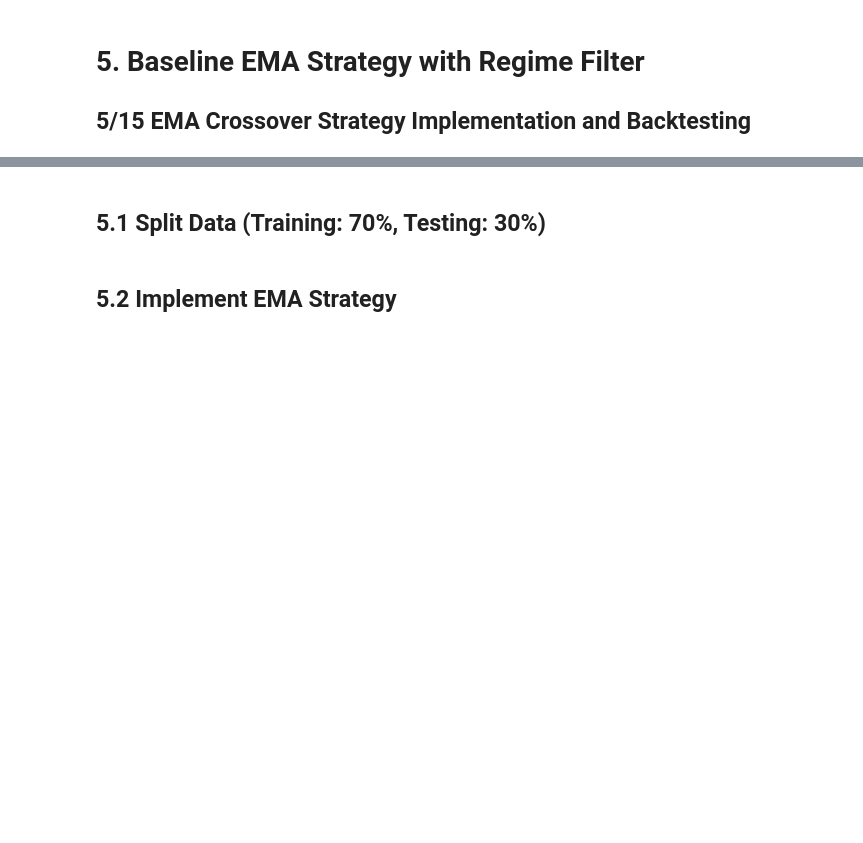
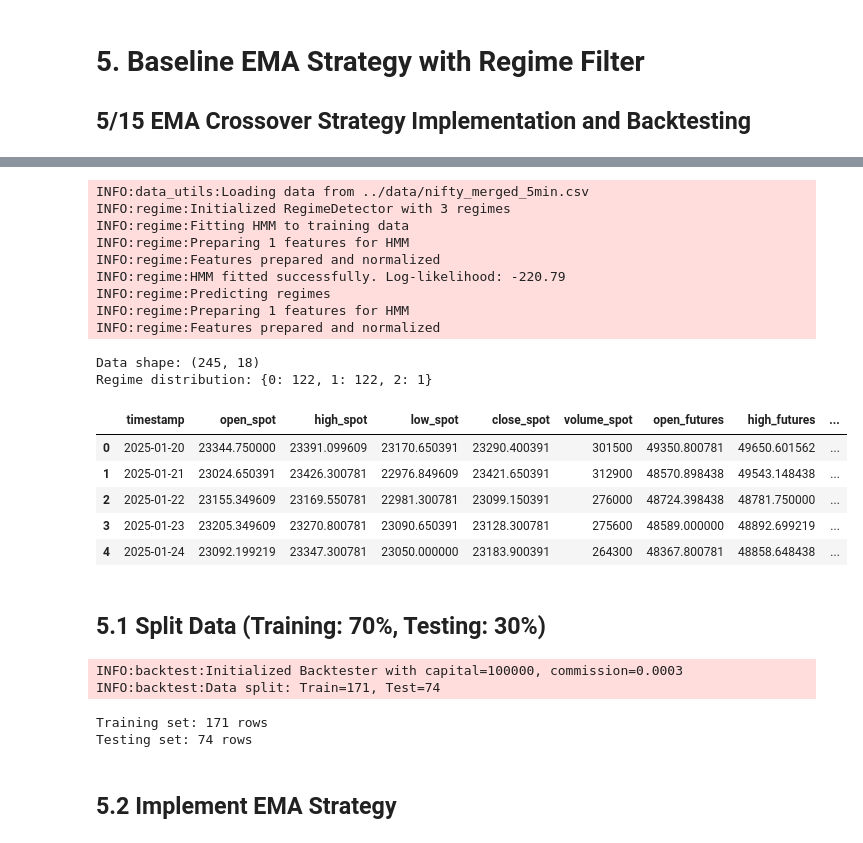
Before and after one commit to Amitrkl369/KLYPTO_ML_assesment, a Jupyter notebook: notebooks/05_baseline_strategy.ipynb, the cells around one changed output, grey strips where cells are left out. Cells and saved outputs as stored; diff of their text form; code cells hidden in the pictures; blank space fills up the shorter version.

Commit message:
Update notebooks and code changes

```diff
--- a/notebooks/05_baseline_strategy.ipynb
+++ b/notebooks/05_baseline_strategy.ipynb
@@ -18,8 +20,36 @@ print("Libraries imported successfully!")
 # %%
-# Load data with regimes
-df = load_data('../data/nifty_with_regimes.csv')
+# Load merged data with regimes from previous notebook
+df = load_data('../data/nifty_merged_5min.csv')
+df['returns'] = df['close_spot'].pct_change()
+
+# Fit simple regime detector for this notebook
+from regime import RegimeDetector
+detector = RegimeDetector(n_regimes=3)
+train_size_regime = int(0.7 * len(df))
+detector.fit(df.iloc[:train_size_regime], feature_cols=['returns'])
+df['regime'] = detector.predict(df)
+
 print(f"Data shape: {df.shape}")
+print(f"Regime distribution: {df['regime'].value_counts().to_dict()}")
 df.head()
+# %% [output]
+INFO:data_utils:Loading data from ../data/nifty_merged_5min.csv
+INFO:regime:Initialized RegimeDetector with 3 regimes
+INFO:regime:Fitting HMM to training data
+INFO:regime:Preparing 1 features for HMM
+INFO:regime:Features prepared and normalized
+INFO:regime:HMM fitted successfully. Log-likelihood: -220.79
+INFO:regime:Predicting regimes
+INFO:regime:Preparing 1 features for HMM
+INFO:regime:Features prepared and normalized
+Data shape: (245, 18)
+Regime distribution: {0: 122, 1: 122, 2: 1}
+|  | timestamp | open_spot | high_spot | low_spot | close_spot | volume_spot | open_futures | high_futures | ... |
+| 0 | 2025-01-20 | 23344.750000 | 23391.099609 | 23170.650391 | 23290.400391 | 301500 | 49350.800781 | 49650.601562 | ... |
+| 1 | 2025-01-21 | 23024.650391 | 23426.300781 | 22976.849609 | 23421.650391 | 312900 | 48570.898438 | 49543.148438 | ... |
+| 2 | 2025-01-22 | 23155.349609 | 23169.550781 | 22981.300781 | 23099.150391 | 276000 | 48724.398438 | 48781.750000 | ... |
+| 3 | 2025-01-23 | 23205.349609 | 23270.800781 | 23090.650391 | 23128.300781 | 275600 | 48589.000000 | 48892.699219 | ... |
+| 4 | 2025-01-24 | 23092.199219 | 23347.300781 | 23050.000000 | 23183.900391 | 264300 | 48367.800781 | 48858.648438 | ... |
 # %% [markdown]
 ## 5.1 Split Data (Training: 70%, Testing: 30%)
 # %%
@@ -29,6 +59,11 @@ train_df, test_df = backtester.split_data(df, train_size=0.7)
 
 print(f"Training set: {len(train_df)} rows")
 print(f"Testing set: {len(test_df)} rows")
+# %% [output]
+INFO:backtest:Initialized Backtester with capital=100000, commission=0.0003
+INFO:backtest:Data split: Train=171, Test=74
+Training set: 171 rows
+Testing set: 74 rows
 # %% [markdown]
 ## 5.2 Implement EMA Strategy
 # %%
```
Also changed, not shown: parts of 3 cells of this notebook, 12 other files.
